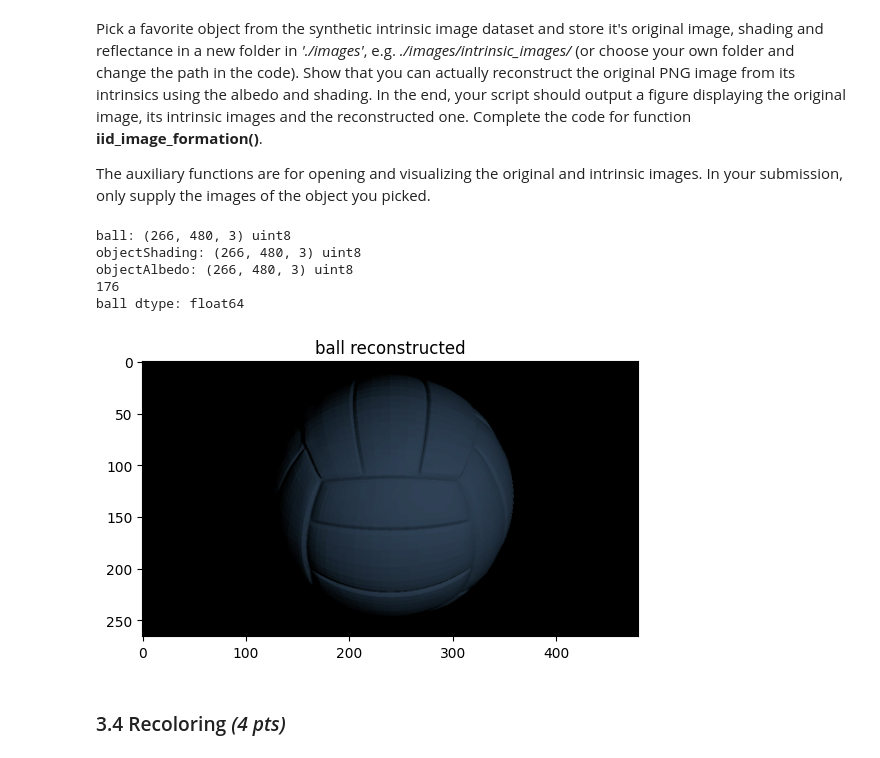
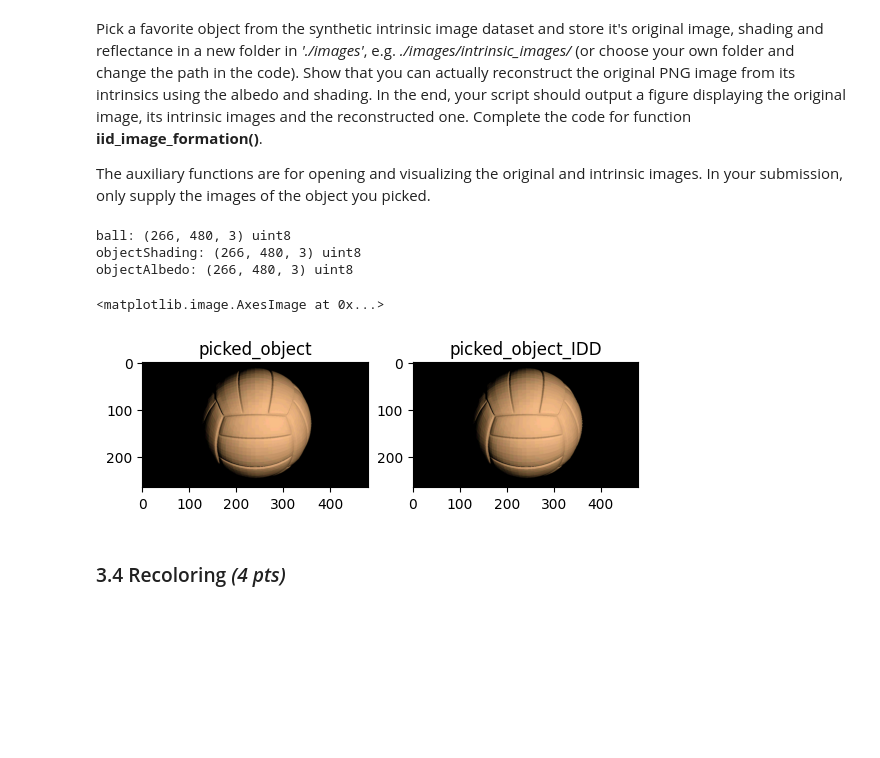
Before and after one commit to danilotpnta/computer_vission1, a Jupyter notebook: Lab1/CV1_Lab1_Students.ipynb, the cells around one changed output. Cells and saved outputs as stored; diff of their text form; code cells hidden in the pictures; blank space fills up the shorter version.

```diff
--- a/Lab1/CV1_Lab1_Students.ipynb
+++ b/Lab1/CV1_Lab1_Students.ipynb
@@ -292,55 +292,63 @@ Pick a favorite object from the synthetic intrinsic image dataset and store it's
 The auxiliary functions are for opening and visualizing the original and intrinsic images. In your submission, only supply the images of the object you picked.
 # %%
 def iid_image_formation(albedo_img, shading_img):
-
     idd_img = np.multiply(albedo_img/255, shading_img/255)
-    print(f"ball dtype: {idd_img.dtype}")
-
-    # new_img = cv2.cvtColor(idd_img, cv2.COLOR_BGR2RGB)
-
-    plt.figure()
-    plt.title('ball reconstructed')
-    cv2.imshow('ball',idd_img)
-    plt.imshow(idd_img)
-
 
     return idd_img
 # %%
 ## Replace the image name with a valid image
 img_path = './images/intrinsic_images/'
 object_name = 'ball'
 
 ## Read with opencv
 picked_object = cv2.imread(img_path + object_name + '.png')
 if picked_object is None:
     print('no image found')
 else:
     print(object_name + ':', picked_object.shape, picked_object.dtype )
 
 objectShading = cv2.imread(img_path + object_name + '_shad.png')
 if objectShading is None:
     print('no image found')
 else:
     print('objectShading:', objectShading.shape, objectShading.dtype)
 
 objectAlbedo = cv2.imread(img_path + object_name + '_refl.png')
 if objectAlbedo is None:
     print('no image found')
 else:
     print('objectAlbedo:', objectAlbedo.shape, objectAlbedo.dtype)
 
-print(np.max(picked_object))
+picked_object_IDD = iid_image_formation(objectAlbedo, objectShading)
 
-picked_object_IDD = iid_image_formation(objectAlbedo, objectShading)
+# Transform color space
+picked_object_IDD = (picked_object_IDD/picked_object_IDD.max()*255.).astype(np.uint8)
+picked_object_IDD_rgb = cv2.cvtColor(picked_object_IDD, cv2.COLOR_BGR2RGB)
+
+picked_object = (picked_object/picked_object.max()*255.).astype(np.uint8)
+picked_object_rgb = cv2.cvtColor(picked_object, cv2.COLOR_BGR2RGB)
+
+
+# Visualize
+fig = plt.figure()
+
+plt.subplot(1, 2, 1)
+plt.title('picked_object')
+plt.imshow(picked_object_rgb)
+
+plt.subplot(1, 2, 2)
+plt.title('picked_object_IDD')
+plt.imshow(picked_object_IDD_rgb)
+
+
 # visualize((picked_object/picked_object.max()*255.).astype(int),
         #   (picked_object_IDD/picked_object_IDD.max()*255.).astype(int))
 # %% [output]
 ball: (266, 480, 3) uint8
 objectShading: (266, 480, 3) uint8
 objectAlbedo: (266, 480, 3) uint8
-176
-ball dtype: float64
+<matplotlib.image.AxesImage at 0x...>
-[figure, old version]
+[figure, new version]
 # %% [markdown]
 ### 3.4 Recoloring *(4 pts)*
 # %% [markdown]
```
Also changed, not shown: parts of 2 cells of this notebook.
